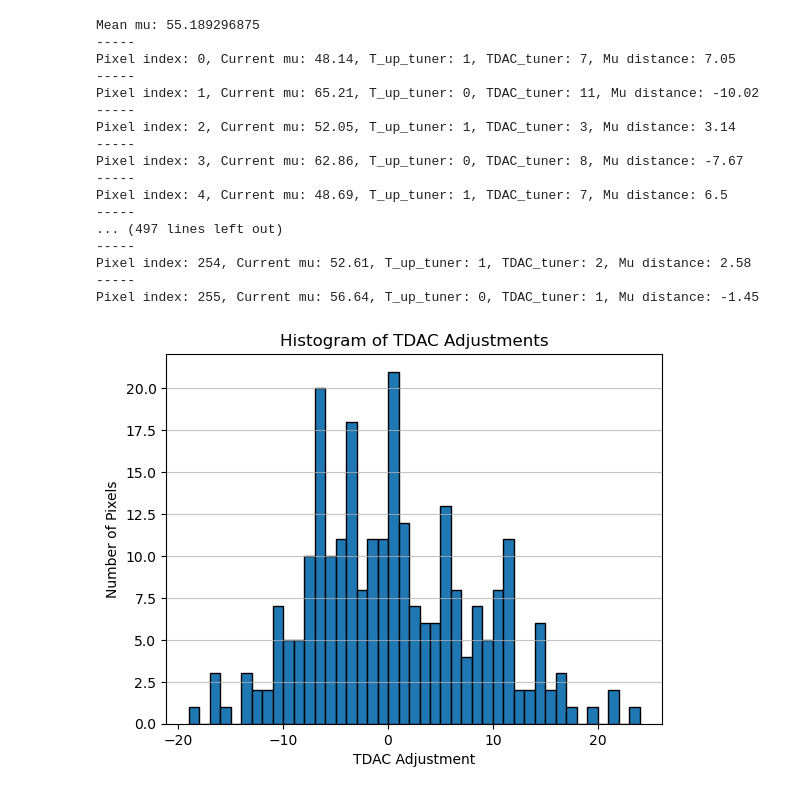
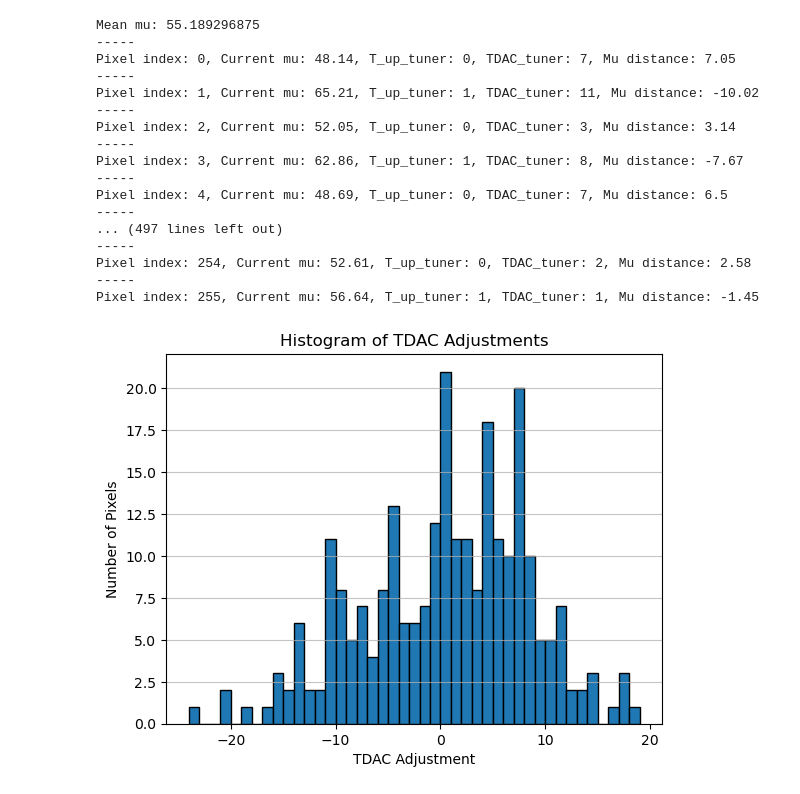
Before and after one commit to agalliani/falaphel3-daq, a Jupyter notebook: script_analisi/DAC-data-analyzer/tuner.ipynb, the cells around one changed output. Saved outputs shown, nothing was run; the diff lists cells and outputs as text; code cells hidden in the pictures.

```diff
--- a/script_analisi/DAC-data-analyzer/tuner.ipynb
+++ b/script_analisi/DAC-data-analyzer/tuner.ipynb
@@ -18,7 +18,7 @@ def mu_to_tdac(mu):
 def tune(target_mu, pixel_mu):
     tup=0
     mu_distance = round(target_mu - pixel_mu,2)
-    tdac_adjustment = int(mu_distance / 0.90)
+    tdac_adjustment = int(-mu_distance / 0.90)
 
     if tdac_adjustment > 0:
         tup = 1
@@ -36,41 +36,41 @@ print(f"Mean mu: {mean_mu}")
 
 # per ogni pixel del file calcola il tdac adjustment per portare la mu alla media
 tdac_codes_tuned = []
 for index, row in verify_df.iterrows():
     pixel_mu = row['mu']
     t_up_tuner, tdac_tuner, mu_distance = tune(mean_mu, pixel_mu)
     tdac_codes_tuned.append((t_up_tuner, tdac_tuner))
     print("-----")
     print(f"Pixel index: {index}, Current mu: {pixel_mu}, T_up_tuner: {t_up_tuner}, TDAC_tuner: {tdac_tuner}, Mu distance: {mu_distance}")
 
 # plot istogramma degli aggiustamenti TDAC e tup, considerando tdac_negativo se associato a tup=1
 import matplotlib.pyplot as plt
 tdac_adjustments = [tdac if tup == 0 else -tdac for tup, tdac in tdac_codes_tuned]
 plt.hist(tdac_adjustments, bins=range(min(tdac_adjustments), max(tdac_adjustments) + 1, 1), edgecolor='black')
 plt.title("Histogram of TDAC Adjustments")
 plt.xlabel("TDAC Adjustment")
 plt.ylabel("Number of Pixels")
 plt.grid(axis='y', alpha=0.75)
 plt.show()
 # %% [output]
 Mean mu: 55.189296875
 -----
-Pixel index: 0, Current mu: 48.14, T_up_tuner: 1, TDAC_tuner: 7, Mu distance: 7.05
+Pixel index: 0, Current mu: 48.14, T_up_tuner: 0, TDAC_tuner: 7, Mu distance: 7.05
 -----
-Pixel index: 1, Current mu: 65.21, T_up_tuner: 0, TDAC_tuner: 11, Mu distance: -10.02
+Pixel index: 1, Current mu: 65.21, T_up_tuner: 1, TDAC_tuner: 11, Mu distance: -10.02
 -----
-Pixel index: 2, Current mu: 52.05, T_up_tuner: 1, TDAC_tuner: 3, Mu distance: 3.14
+Pixel index: 2, Current mu: 52.05, T_up_tuner: 0, TDAC_tuner: 3, Mu distance: 3.14
 -----
-Pixel index: 3, Current mu: 62.86, T_up_tuner: 0, TDAC_tuner: 8, Mu distance: -7.67
+Pixel index: 3, Current mu: 62.86, T_up_tuner: 1, TDAC_tuner: 8, Mu distance: -7.67
 -----
-Pixel index: 4, Current mu: 48.69, T_up_tuner: 1, TDAC_tuner: 7, Mu distance: 6.5
+Pixel index: 4, Current mu: 48.69, T_up_tuner: 0, TDAC_tuner: 7, Mu distance: 6.5
 -----
 ... (497 lines left out)
 -----
-Pixel index: 254, Current mu: 52.61, T_up_tuner: 1, TDAC_tuner: 2, Mu distance: 2.58
+Pixel index: 254, Current mu: 52.61, T_up_tuner: 0, TDAC_tuner: 2, Mu distance: 2.58
 -----
-Pixel index: 255, Current mu: 56.64, T_up_tuner: 0, TDAC_tuner: 1, Mu distance: -1.45
+Pixel index: 255, Current mu: 56.64, T_up_tuner: 1, TDAC_tuner: 1, Mu distance: -1.45
-[figure, old version]
+[figure, new version]
 # %%
 # crea un file tsv con le colonne: pixel_index, t_up_tuner, tdac_tuner
 with open("tdac_tuning_results.tsv", "w") as f:
```
Also changed, not shown: 6 other files.
